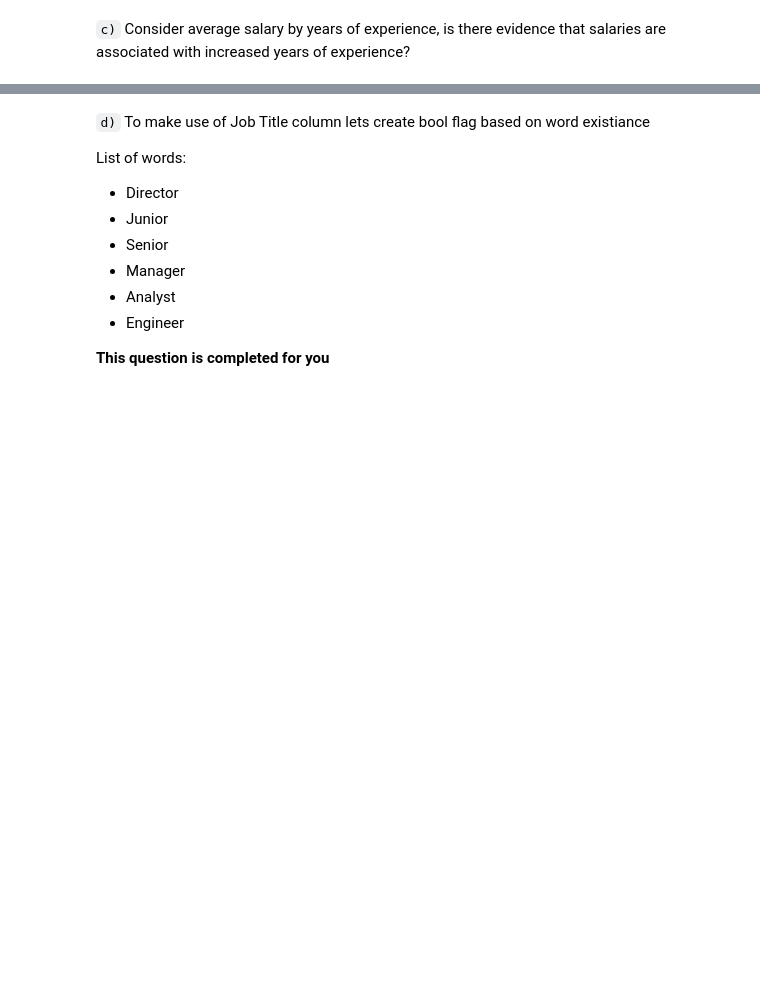
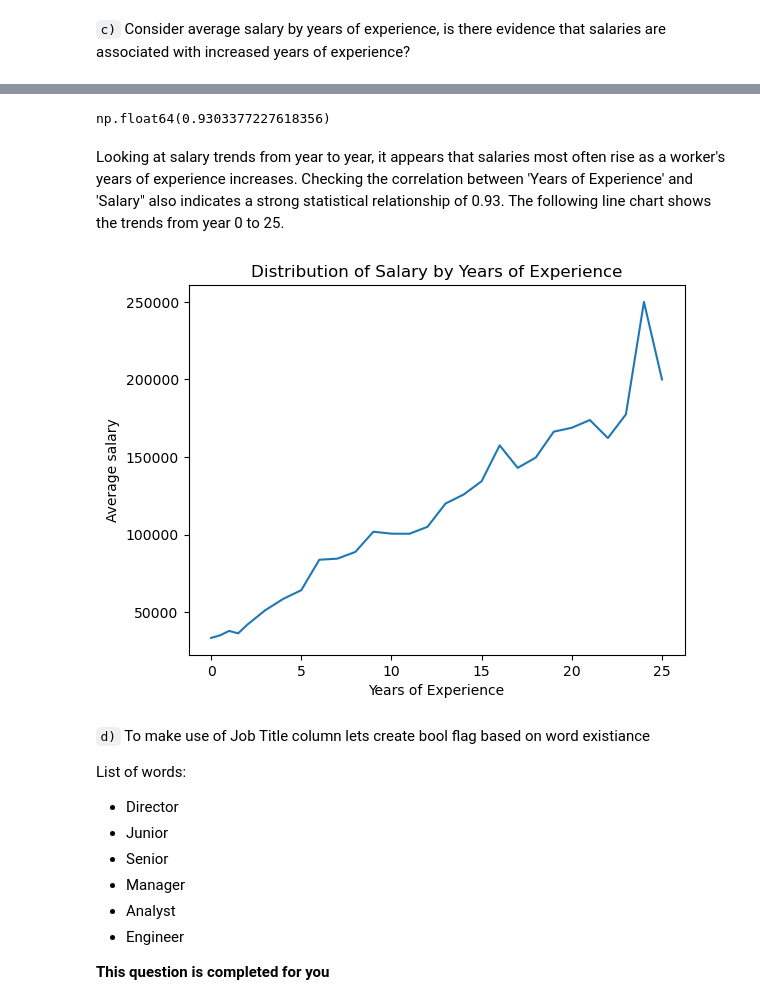
Before and after one commit to ashleydonohoe/salary_prediction_project, a Jupyter notebook: salary_prediction_project.ipynb, the cells around one changed output, grey strips where cells are left out. Saved outputs shown, nothing was run; the diff lists cells and outputs as text; code cells hidden in the pictures; blank space fills up the shorter version.

```diff
--- a/salary_prediction_project.ipynb
+++ b/salary_prediction_project.ipynb
@@ -184,3 +172,6 @@ plt.show();
 [figure]
 # %% [markdown]
 `c)` Consider average salary by years of experience, is there evidence that salaries are associated with increased years of experience?
+# %%
+salary_by_experience = df.groupby('Years of Experience')['Salary'].mean()
+salary_by_experience
@@ -187,3 +196,17 @@ plt.show();
+# %%
+df['Years of Experience'].corr(df['Salary'])
+# %% [output]
+np.float64(0.9303377227618356)
+# %% [markdown]
+Looking at salary trends from year to year, it appears that salaries most often rise as a worker's years of experience increases. Checking the correlation between 'Years of Experience' and 'Salary" also indicates a strong statistical relationship of 0.93. The following line chart shows the trends from year 0 to 25.
+# %%
+salary_by_experience.plot(kind='line');
+plt.title('Distribution of Salary by Years of Experience');
+plt.xlabel('Years of Experience');
+plt.ylabel('Average salary');
+plt.show();
+# %% [output]
+[figure, added]
 # %% [markdown]
 `d)`  To make use of Job Title column lets create bool flag based on word existiance
 
```
Also changed, not shown: parts of 6 cells of this notebook.
